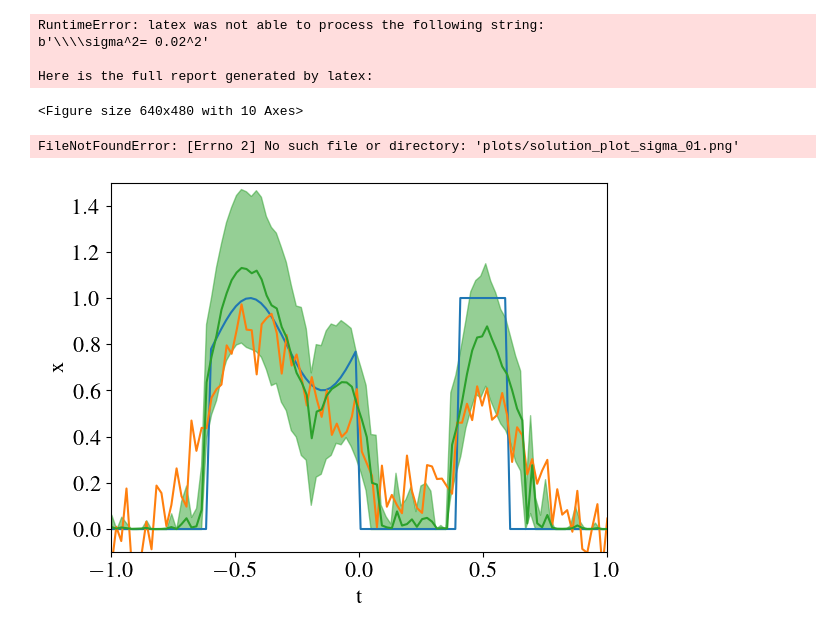
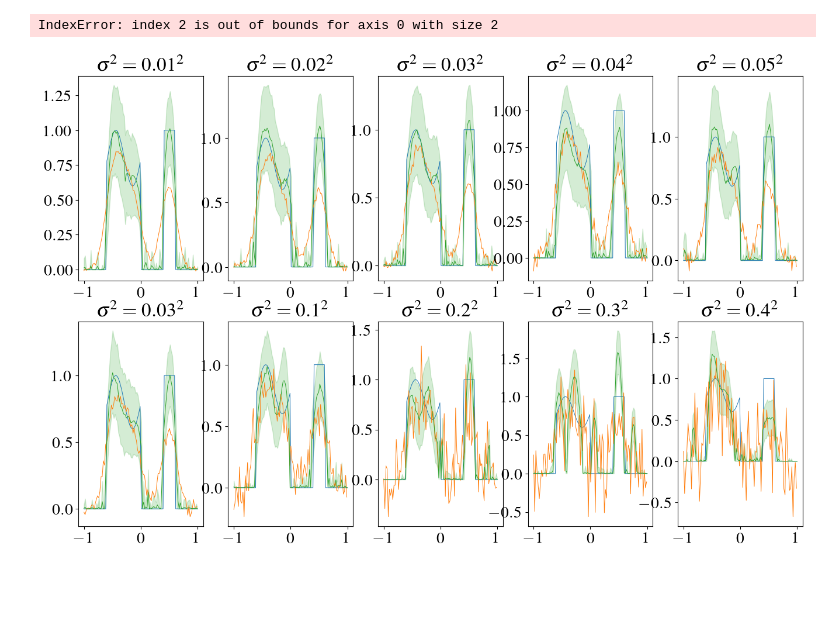
Before and after one commit to akseliekseli/Bayesian-Neural-Networks-with-Stochastic-Variational-Inference-in-Inverse-Problems, a Jupyter notebook: codes/create_images_from_results.ipynb, the cells around one changed output. Drawn from its saved outputs; the diff is of its cells as text; code cells hidden in the pictures; blank space fills up the shorter version.

```diff
--- a/codes/create_images_from_results.ipynb
+++ b/codes/create_images_from_results.ipynb
@@ -54,8 +65,23 @@ def plot_results(config, t, x, true, y_data, x_preds):
 # %%
-def plot_results_subplots(configs, type):
+def plot_sigma_subplots(configs, type):
 
-    fig, axs = plt.subplots(2, 5)
+    fig, axs = plt.subplots(2, 5, figsize=(16, 10))
     ii, jj = 0, 0
+    with open(f'../results/initial.pickle', 'rb') as handle:
+        data = pickle.load(handle)
+
+    x_mean, lower_quantile, upper_quantile = calculate_mean_and_quantile(data['x_preds'])
+
+    axs[ii, jj].plot(data['t'], data['true'],linewidth=0.7)
+    axs[ii, jj].plot(data['x'], data['y_data'],linewidth=0.7)
+
+    line, = axs[ii, jj].plot(data['t'], x_mean, label='inverse solution',linewidth=0.7)
+    axs[ii, jj].fill_between(data['t'], lower_quantile, upper_quantile, color=line.get_color(), alpha=0.2, label='90% quantile range')
+
+    axs[ii, jj].set_title(f'$\sigma^2= {configs["misc"]["initial"]["sigma_noise"]}^2$')
+    jj = jj +1
+
+
     for idx, conf in enumerate(configs[type]):
         with open(f'../results/{conf}.pickle', 'rb') as handle:
             data = pickle.load(handle)
@@ -66,10 +92,11 @@ def plot_results_subplots(configs, type):
         axs[ii, jj].plot(data['x'], data['y_data'],linewidth=0.7)
 
         line, = axs[ii, jj].plot(data['t'], x_mean, label='inverse solution',linewidth=0.7)
-        axs[ii, jj].fill_between(data['t'], lower_quantile, upper_quantile, color=line.get_color(), alpha=0.5, label='90% quantile range')
+        axs[ii, jj].fill_between(data['t'], lower_quantile, upper_quantile, color=line.get_color(), alpha=0.2, label='90% quantile range')
 
-        axs[ii, jj].set_title(f'\sigma^2= {configs[type][conf]["sigma_noise"]}^2')
-        ii = ii +1
-        if ii >1:
-            jj = jj +1
-            ii = 0
+        axs[ii, jj].set_title(f'$\sigma^2= {configs[type][conf]["sigma_noise"]}^2$')
+        jj = jj +1
+        if jj >4:
+            ii = ii +1
+            jj = 0
+    plt.tight_layout()
@@ -76,13 +107,5 @@ def plot_results_subplots(configs, type):
 # %%
-plot_results_subplots(configs, 'sigma')
+plot_sigma_subplots(configs, 'sigma')
 # %% [output]
-RuntimeError: latex was not able to process the following string:
-b'\\\\sigma^2= 0.02^2'
-
-Here is the full report generated by latex:
+IndexError: index 2 is out of bounds for axis 0 with size 2
-<Figure size 640x480 with 10 Axes>
+[figure, added]
-# %%
-plot_results(config, t, x, true, y_data, x_preds)
-# %% [output]
-FileNotFoundError: [Errno 2] No such file or directory: 'plots/solution_plot_sigma_01.png'
-[figure, removed]
```
Also changed, not shown: parts of 7 cells of this notebook, 1 other file.
